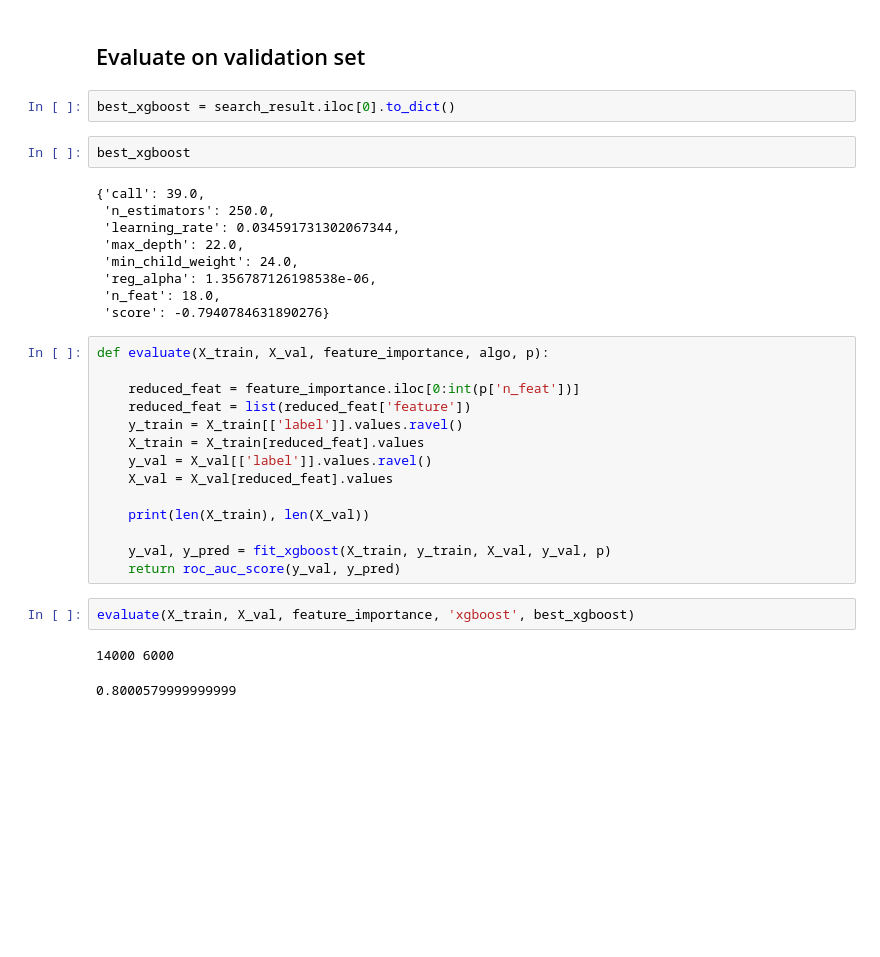
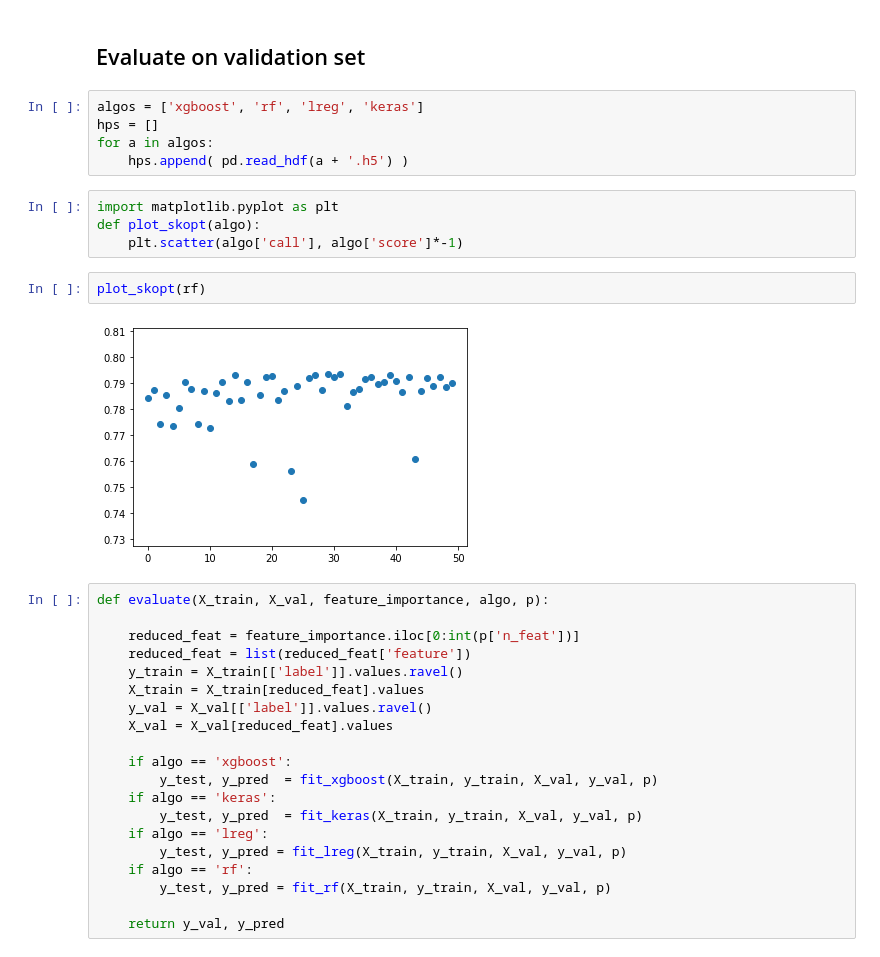
Before and after one commit to llayer/ml_exercise, a Jupyter notebook: Higgs.ipynb, the cells around one changed output. Cells and saved outputs as stored; diff of their text form; blank space fills up the shorter version.

```diff
--- a/Higgs.ipynb
+++ b/Higgs.ipynb
@@ -463,18 +554,18 @@ n_feat
 # %% [markdown]
 ## Evaluate on validation set
-# %%
-best_xgboost = search_result.iloc[0].to_dict()
-# %%
-best_xgboost
-# %% [output]
-{'call': 39.0,
- 'n_estimators': 250.0,
- 'learning_rate': 0.034591731302067344,
- 'max_depth': 22.0,
- 'min_child_weight': 24.0,
- 'reg_alpha': 1.356787126198538e-06,
- 'n_feat': 18.0,
- 'score': -0.7940784631890276}
+# %%
+algos = ['xgboost', 'rf', 'lreg', 'keras']
+hps = []
+for a in algos:
+    hps.append( pd.read_hdf(a + '.h5') )
+# %%
+import matplotlib.pyplot as plt
+def plot_skopt(algo):
+    plt.scatter(algo['call'], algo['score']*-1)
+# %%
+plot_skopt(rf)
+# %% [output]
+[figure, added]
 # %%
 def evaluate(X_train, X_val, feature_importance, algo, p):
 
@@ -485,12 +576,13 @@ def evaluate(X_train, X_val, feature_importance, algo, p):
     y_val = X_val[['label']].values.ravel()
     X_val = X_val[reduced_feat].values
 
-    print(len(X_train), len(X_val))
+    if algo == 'xgboost':
+        y_test, y_pred  = fit_xgboost(X_train, y_train, X_val, y_val, p)
+    if algo == 'keras':
+        y_test, y_pred  = fit_keras(X_train, y_train, X_val, y_val, p)
+    if algo == 'lreg':
+        y_test, y_pred = fit_lreg(X_train, y_train, X_val, y_val, p)
+    if algo == 'rf':
+        y_test, y_pred = fit_rf(X_train, y_train, X_val, y_val, p)
 
-    y_val, y_pred = fit_xgboost(X_train, y_train, X_val, y_val, p)
-    return roc_auc_score(y_val, y_pred)
+    return y_val, y_pred
-# %%
-evaluate(X_train, X_val, feature_importance, 'xgboost', best_xgboost)
-# %% [output]
-14000 6000
-0.8000579999999999
```
Also changed, not shown: parts of 14 cells of this notebook.
